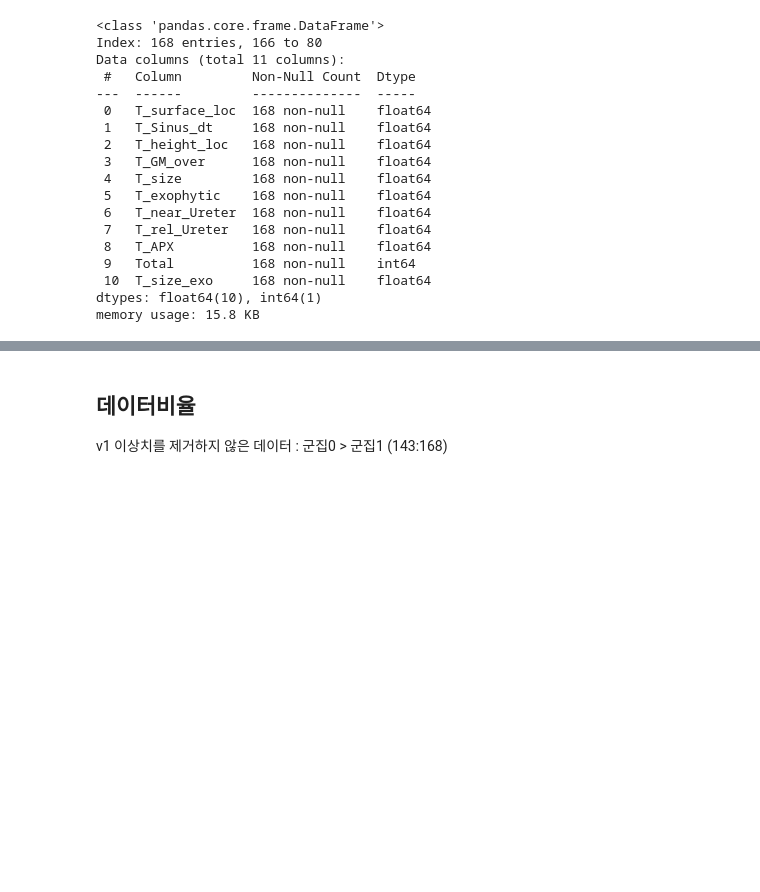
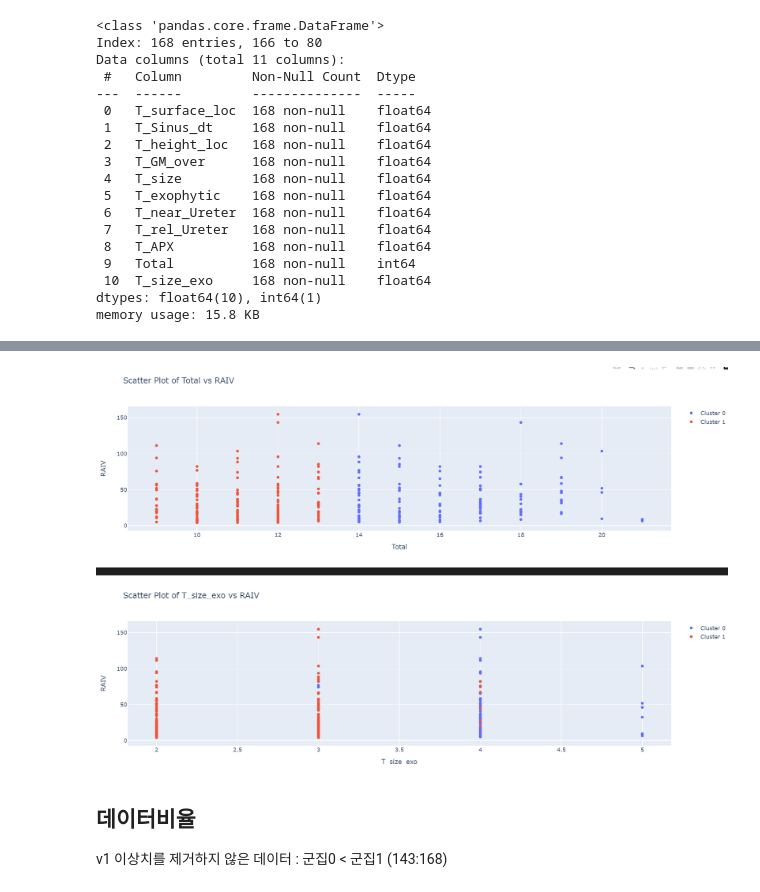
Before and after one commit to JoQri/ML_kidney_project, a Jupyter notebook: sub/v1.ipynb, the cells around one changed output, grey strips where cells are left out. Cells and saved outputs as stored; diff of their text form; code cells hidden in the pictures; blank space fills up the shorter version.

```diff
--- a/sub/v1.ipynb
+++ b/sub/v1.ipynb
@@ -709,3 +719,7 @@ memory usage: 15.8 KB
+# %%
+Image(filename='../data/v1_3.png')
+# %% [output]
+[figure, added]
 # %% [markdown]
 ## 데이터비율
-v1 이상치를 제거하지 않은 데이터 : 군집0 > 군집1 (143:168)
+v1 이상치를 제거하지 않은 데이터 : 군집0 < 군집1 (143:168)
```
Also changed, not shown: parts of 6 cells of this notebook.
